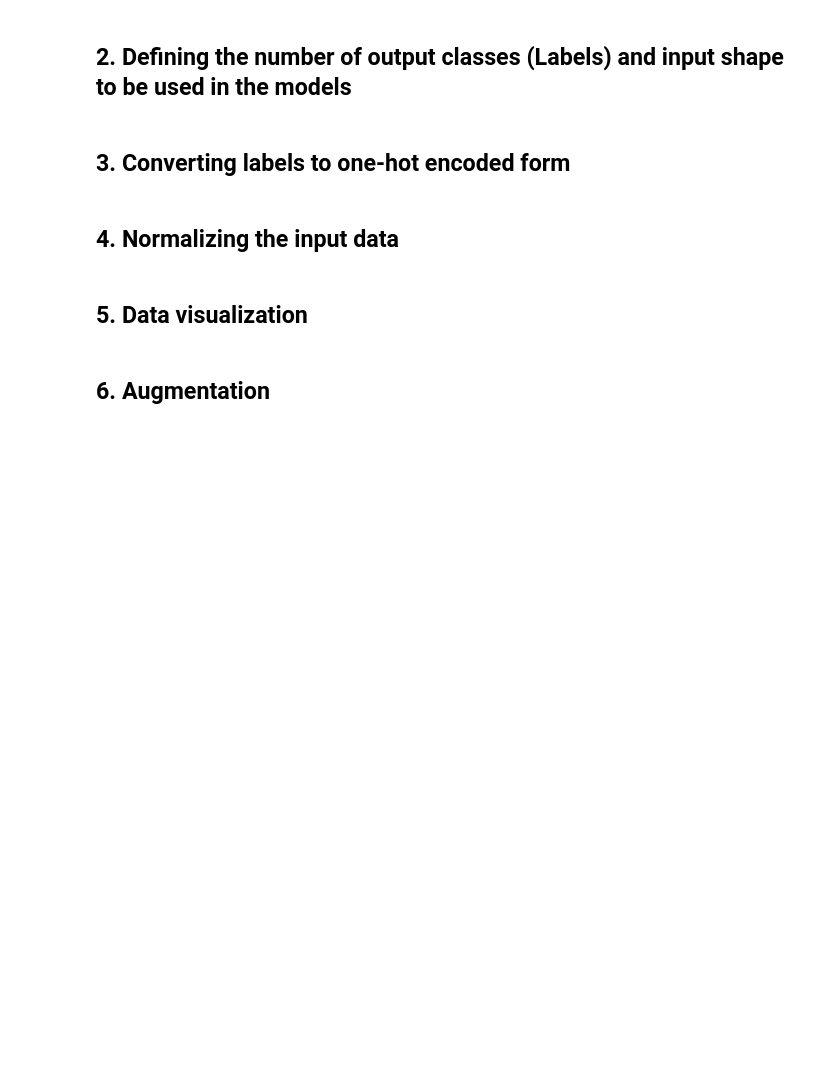
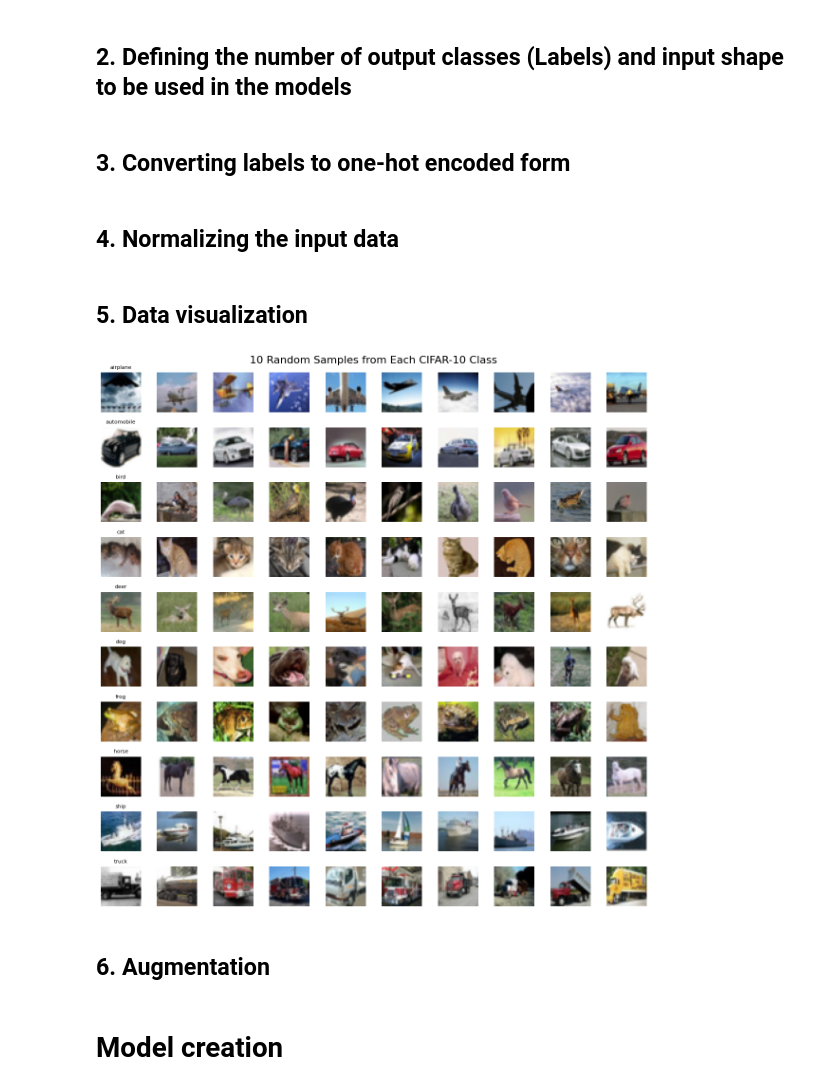
Before and after one commit to KareldeRijk/project-2-kdr, a Jupyter notebook: preprocessing.ipynb, the cells around one changed output. Saved outputs shown, nothing was run; the diff lists cells and outputs as text; code cells hidden in the pictures; blank space fills up the shorter version.

```diff
--- a/preprocessing.ipynb
+++ b/preprocessing.ipynb
@@ -48,22 +50,25 @@ x_test = x_test.astype("float32") / 255
 # %%
 # Plot 10x10 images (10 per class)
 samples_per_class = 10
 fig, axes = plt.subplots(10, 10, figsize=(12, 12))
 fig.suptitle("10 Random Samples from Each CIFAR-10 Class", fontsize=16)
 
 for class_id in range(10):
-    idxs = np.flatnonzero(y_train == class_id)
+    idxs = np.where(np.argmax(y_train, axis=1) == class_id) [0]
+
     selected = np.random.choice(idxs, samples_per_class, replace=False)
     for i, idx in enumerate(selected):
         ax = axes[class_id, i]
         ax.imshow(x_train[idx])
         ax.axis('off')
         if i == 0:
-            ax.set_title(class_names[class_id], fontsize=8)
+            ax.set_title(class_mapper[class_id], fontsize=8)
 
 plt.tight_layout()
 plt.subplots_adjust(top=0.95)
 plt.show()
+# %% [output]
+[figure, added]
 # %% [markdown]
 ## 6. Augmentation
 # %%
@@ -74,3 +79,5 @@ augmentation_layers = Sequential([
     layers.RandomFlip("horizontal"),
     layers.RandomRotation(0.2)
 ])
+# %% [markdown]
+# Model creation
```
Also changed, not shown: parts of 6 cells of this notebook.
